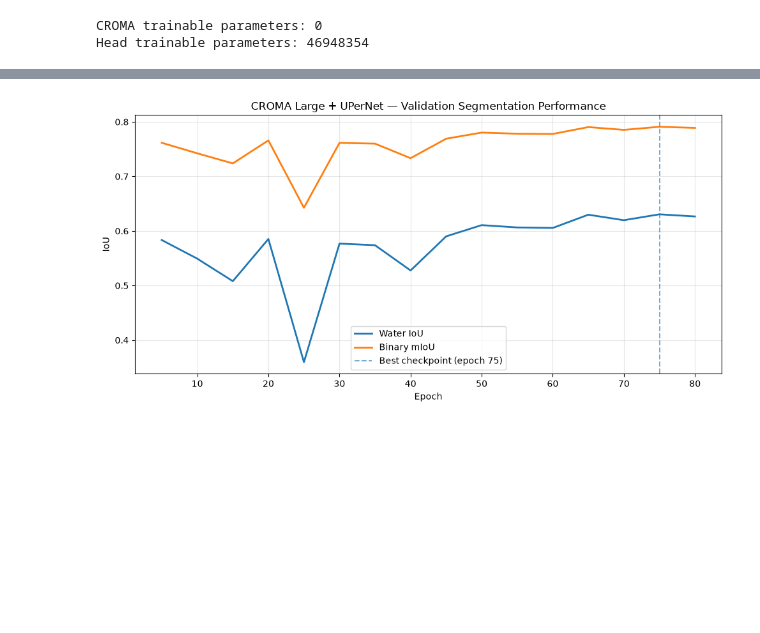
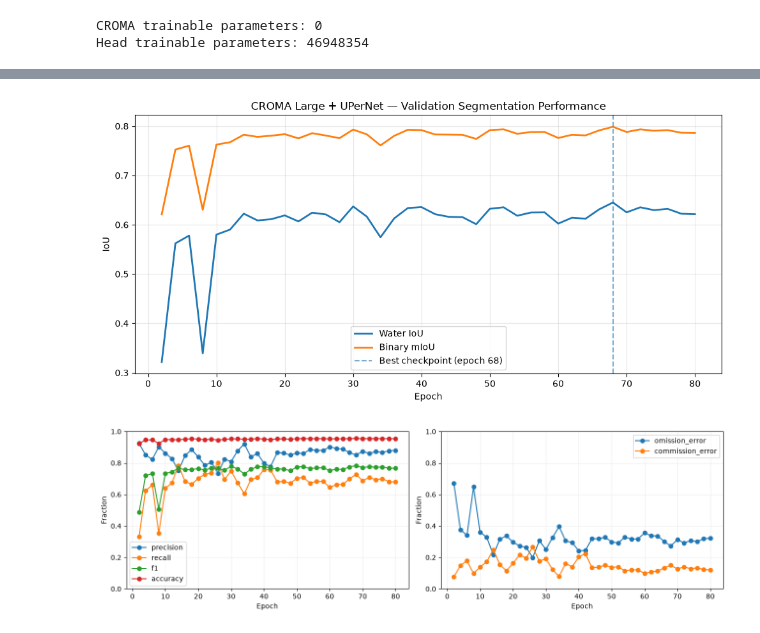
Before and after one commit to stefanoIn/CROMA-on-sen1floods11, a Jupyter notebook: experiments/croma_sen1floods11/UperNet_head/01C_croma_on_sen1floods11_training_UperNet.ipynb, the cells around one changed output, grey strips where cells are left out. Saved outputs shown, nothing was run; the diff lists cells and outputs as text; code cells hidden in the pictures; blank space fills up the shorter version.

```diff
--- a/experiments/croma_sen1floods11/UperNet_head/01C_croma_on_sen1floods11_training_UperNet.ipynb
+++ b/experiments/croma_sen1floods11/UperNet_head/01C_croma_on_sen1floods11_training_UperNet.ipynb
@@ -104,3 +105,13 @@ def preprocess_eval(data):
 # %%
 train_data = load_split_paths(path_to_train_csv, path_to_X, path_to_Y)
 val_data = load_split_paths(path_to_val_csv, path_to_X, path_to_Y)
+# Audit raw SAR before NaN filling; do not delete source files.
+train_input_audit = audit_sar_pairs(train_data)
+val_input_audit = audit_sar_pairs(val_data)
+excluded_missing_sar_train = [pair for pair, bad in zip(train_data, train_input_audit.exclude_missing_sar) if bad]
+train_data = [pair for pair, bad in zip(train_data, train_input_audit.exclude_missing_sar) if not bad]
+print(f"Excluded training images without usable SAR: {len(excluded_missing_sar_train)}")
+display(train_input_audit[train_input_audit.exclude_missing_sar])
+# Filter the in-memory training list; preserve original files and evaluation splits.
+train_data, excluded_unlabeled_train = filter_labeled_training_pairs(train_data)
+print(f"Excluded fully ignored training images: {len(excluded_unlabeled_train)}")
@@ -231,7 +246,7 @@ head = UPerNetHead(**HEAD_CONFIG).to(device)
 model = CROMAUPerNet(croma, head).to(device)
 # %%
 EPOCHS = 80
-EVAL_INTERVAL = 5
+EVAL_INTERVAL = 2
 LR = 1e-4
 WEIGHT_DECAY = 0.05
 criterion = nn.CrossEntropyLoss(ignore_index=IGNORE_INDEX)
@@ -248,6 +263,7 @@ def train_one_epoch(model, train_loader, optimizer, criterion, device):
     model.train()
     total_loss = 0.0
     total_valid_pixels = 0
+    counts = np.zeros(4, dtype=np.int64)
     for images, masks in train_loader:
         images = images.to(device)
         masks = masks.to(device)
@@ -257,6 +273,7 @@ def train_one_epoch(model, train_loader, optimizer, criterion, device):
         optimizer.zero_grad(set_to_none=True)
         logits = model(images)
         loss = criterion(logits, masks)
+        counts += confusion_counts(logits.detach().argmax(1).cpu().numpy(), masks.cpu().numpy())
         if not torch.isfinite(loss):
             raise FloatingPointError("Nonfinite training loss.")
         loss.backward()
@@ -266,6 +283,8 @@ def train_one_epoch(model, train_loader, optimizer, criterion, device):
         total_valid_pixels += valid_pixels
     if not total_valid_pixels:
         raise RuntimeError("No valid training pixels.")
+    # These metrics describe sampled training crops, not full-image training evaluation.
+    train_one_epoch.last_metrics = binary_metrics(*counts)
     return total_loss / total_valid_pixels
 # %%
 @torch.inference_mode()
@@ -421,14 +440,6 @@ def validate(model, valid_loader, criterion, device):
 
     val_loss = total_loss / total_valid_pixels
 
-    water_iou = TP / (TP + FP + FN) if TP + FP + FN else float("nan")
-    nonwater_iou = TN / (TN + FP + FN) if TN + FP + FN else float("nan")
-    miou = (water_iou + nonwater_iou) / 2
-
-    return {
-        "val_loss": val_loss,
-        "water_iou": water_iou,
-        "miou": miou
-    }
+    return {"val_loss": val_loss, **binary_metrics(TP, FP, FN, TN)}
 # %%
 metrics = validate(model, valid_loader, criterion, device)
@@ -586,31 +750,34 @@ plt.figure(figsize=(10, 5))
 plt.plot(
     eval_epochs,
     [value for value in history["val_water_iou"] if value is not None],
     label="Water IoU",
     linewidth=2
 )
 
 plt.plot(
     eval_epochs,
     [value for value in history["val_miou"] if value is not None],
     label="Binary mIoU",
     linewidth=2
 )
 
 plt.axvline(
     best_epoch,
     linestyle="--",
     alpha=0.6,
     label=f"Best checkpoint (epoch {best_epoch})"
 )
 
 plt.xlabel("Epoch")
 plt.ylabel("IoU")
 plt.title("CROMA Large + UPerNet — Validation Segmentation Performance")
 plt.legend()
 plt.grid(True, alpha=0.3)
 plt.tight_layout()
 plt.savefig(checkpoint_dir / "validation_iou.png", dpi=150, bbox_inches="tight")
 plt.show()
+plot_metric_history(history, checkpoint_dir)
+plt.show()
 # %% [output]
-[figure, old version]
+[figure, new version]
+[figure, added]
```
Also changed, not shown: parts of 9 cells of this notebook, 8 other files.
